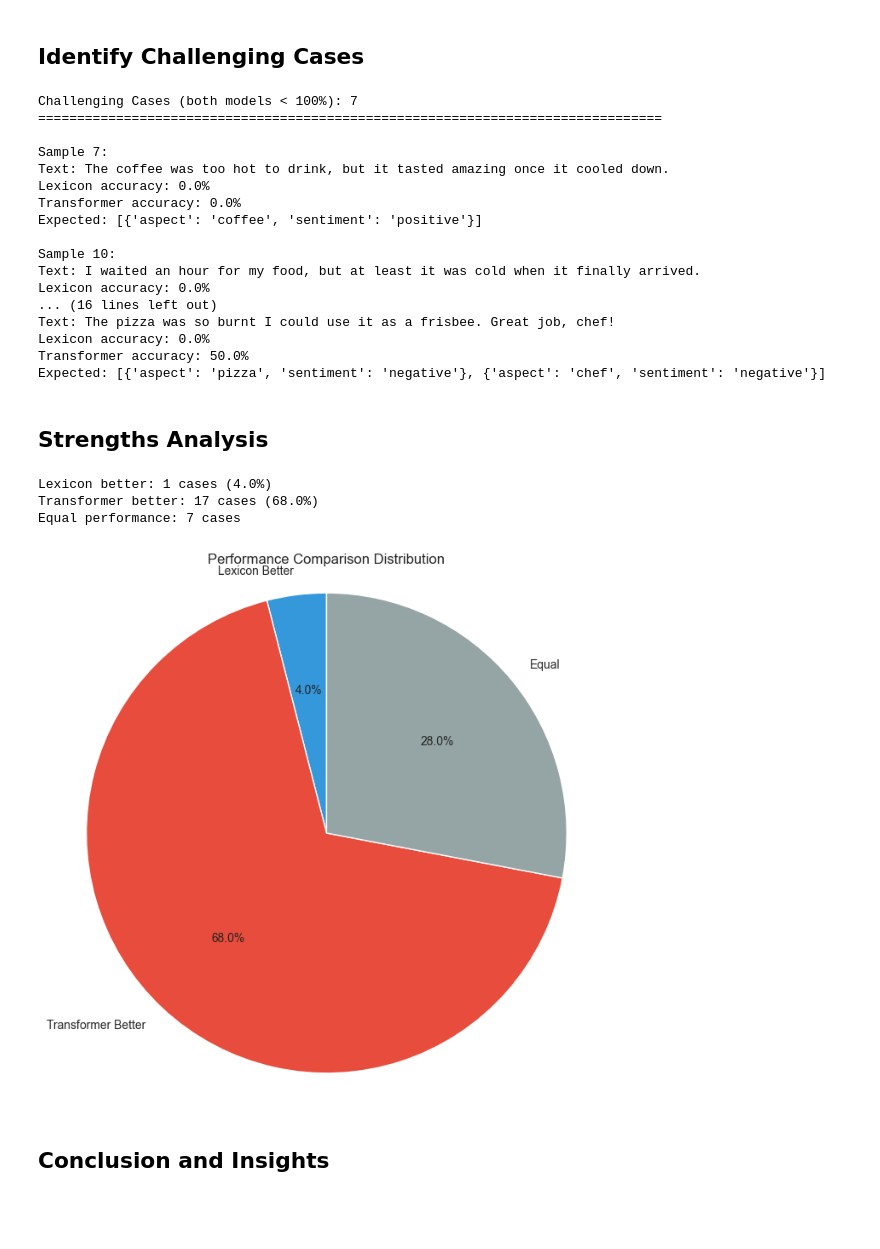
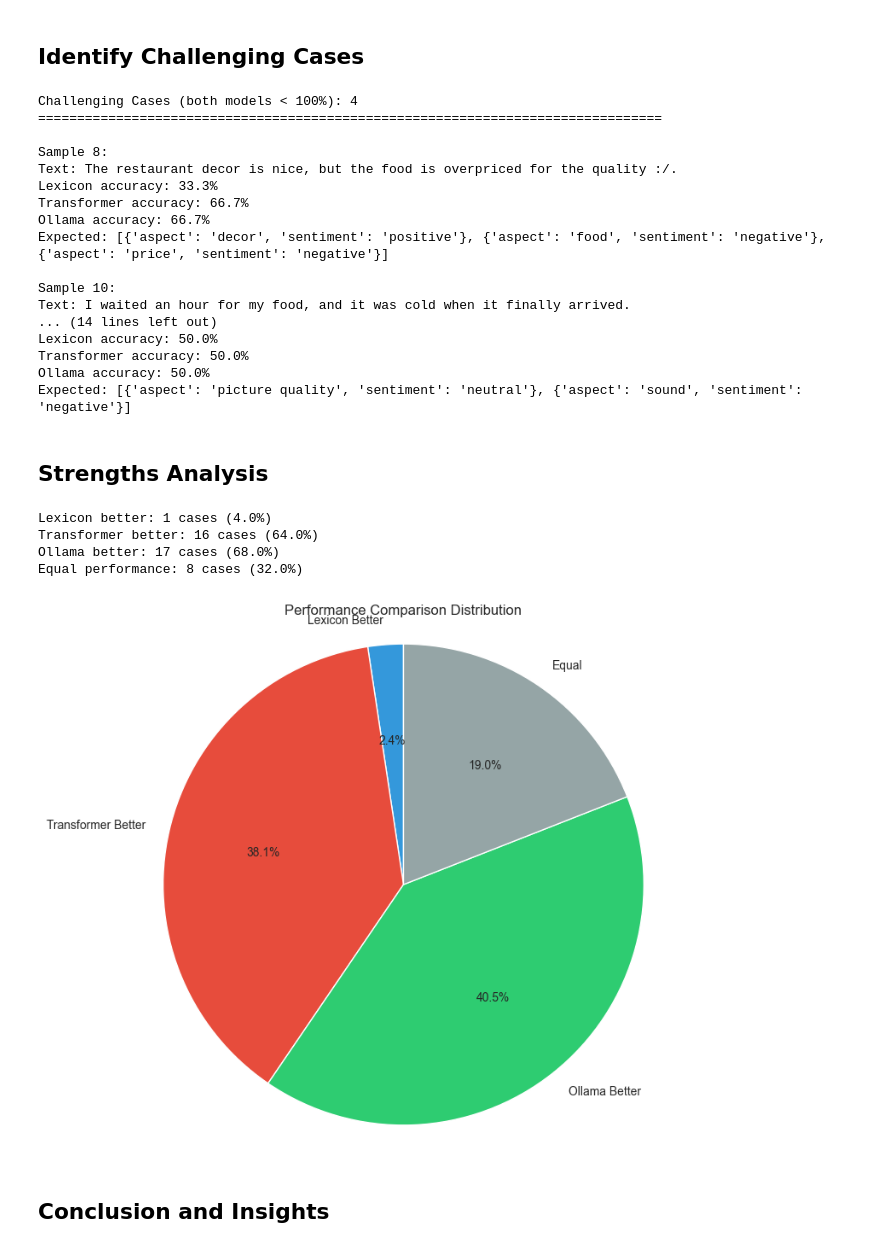
Before and after one commit to AlexandruPrimac/Aspect-Based-Sentiment-Analysis-Project, a Jupyter notebook: notebooks/comparison.ipynb, the cells around one changed output. Saved outputs shown, nothing was run; the diff lists cells and outputs as text; code cells hidden in the pictures; blank space fills up the shorter version.

Commit message:
Ollama llm third implementation WIP

```diff
--- a/notebooks/comparison.ipynb
+++ b/notebooks/comparison.ipynb
@@ -78,6 +82,14 @@ transformer_results = transformer_analyzer.analyze(text, aspects=expected_aspect
 for r in transformer_results:
     print(f"  {r.aspect:15} → {r.sentiment:10} (confidence: {r.confidence:.3f})")
 
+# --- Ollama-Based ---
+print("\n" + "=" * 60)
+print("Ollama-BASED RESULTS:")
+print("=" * 60)
+ollama_results = ollama_llm_analyzer.analyze(text)
+for r in ollama_results:
+    print(f"  {r.aspect:15} → {r.sentiment:10} (confidence: {r.confidence:.3f})")
+
 # --- Expected ---
 print("\n" + "=" * 60)
 print("EXPECTED RESULTS:")
@@ -125,8 +137,12 @@ def evaluate_results(predictions, expected):
 # Run on all samples
 lexicon_metrics = {'correct_aspects': 0, 'correct_sentiments': 0,
                    'total_expected': 0, 'total_predicted': 0}
+
 transformer_metrics = {'correct_aspects': 0, 'correct_sentiments': 0,
                        'total_expected': 0, 'total_predicted': 0}
+
+ollama_metrics = {'correct_aspects': 0, 'correct_sentiments': 0,
+                  'total_expected': 0, 'total_predicted': 0}
 
 results_list = []
 
@@ -137,17 +153,20 @@ for i, test_case in enumerate(test_data):
 
     # Get predictions
     lex_results = lexicon_analyzer.analyze(text)
-    trans_results = transformer_analyzer.analyze(text, expected_aspects)
+    trans_results = transformer_analyzer.analyze(text)
+    ollama_results = ollama_llm_analyzer.analyze(text)
 
     # Evaluate
     lex_eval = evaluate_results(lex_results, expected)
     trans_eval = evaluate_results(trans_results, expected)
+    ollama_eval = evaluate_results(ollama_results, expected)
 
     # Store results
     results_list.append({
         'text': text,
         'lexicon_correct': lex_eval['correct_sentiments'],
         'transformer_correct': trans_eval['correct_sentiments'],
+        'ollama_correct': ollama_eval['correct_sentiments'],
         'total_aspects': len(expected)
     })
 
@@ -155,6 +174,7 @@ for i, test_case in enumerate(test_data):
     for key in ['correct_aspects', 'correct_sentiments', 'total_expected', 'total_predicted']:
         lexicon_metrics[key] += lex_eval[key]
         transformer_metrics[key] += trans_eval[key]
+        ollama_metrics[key] += ollama_eval[key]
 
     if (i + 1) % 5 == 0:
         print(f"Processed {i + 1}/{len(test_data)} samples...")
@@ -246,6 +274,7 @@ plt.show()
 results_df = pd.DataFrame(results_list)
 results_df['lexicon_accuracy'] = results_df['lexicon_correct'] / results_df['total_aspects'] * 100
 results_df['transformer_accuracy'] = results_df['transformer_correct'] / results_df['total_aspects'] * 100
+results_df['ollama_accuracy'] = results_df['ollama_correct'] / results_df['total_aspects'] * 100
 
 print("\nPER-SAMPLE RESULTS (First 10 samples)")
 print("=" * 80)
@@ -256,6 +285,7 @@ plt.figure(figsize=(14, 6))
 x = range(len(results_df))
 plt.plot(x, results_df['lexicon_accuracy'], label='Lexicon', marker='o', alpha=0.7)
 plt.plot(x, results_df['transformer_accuracy'], label='Transformer', marker='s', alpha=0.7)
+plt.plot(x, results_df['ollama_accuracy'], label='Transformer', marker='s', alpha=0.7)
 plt.xlabel('Sample Index')
 plt.ylabel('Accuracy (%)')
 plt.title('Per-Sample Accuracy Comparison')
@@ -284,7 +314,8 @@ PER-SAMPLE RESULTS (First 10 samples)
 # Find cases where both models struggled
 challenging_cases = results_df[
     (results_df['lexicon_accuracy'] < 100) &
-    (results_df['transformer_accuracy'] < 100)
+    (results_df['transformer_accuracy'] < 100) &
+    (results_df['ollama_accuracy'] < 100)
     ]
 
 print(f"\nChallenging Cases (both models < 100%): {len(challenging_cases)}")
@@ -295,58 +326,69 @@ for idx in challenging_cases.index[:5]:  # Show first 5
     print(f"Text: {test_data[idx]['text']}")
     print(f"Lexicon accuracy: {results_df.loc[idx, 'lexicon_accuracy']:.1f}%")
     print(f"Transformer accuracy: {results_df.loc[idx, 'transformer_accuracy']:.1f}%")
+    print(f"Ollama accuracy: {results_df.loc[idx, 'ollama_accuracy']:.1f}%")
     print(f"Expected: {test_data[idx]['expected']}")
 # %% [output]
-Challenging Cases (both models < 100%): 7
+Challenging Cases (both models < 100%): 4
 ================================================================================
 
-Sample 7:
-Text: The coffee was too hot to drink, but it tasted amazing once it cooled down.
-Lexicon accuracy: 0.0%
-Transformer accuracy: 0.0%
-Expected: [{'aspect': 'coffee', 'sentiment': 'positive'}]
+Sample 8:
+Text: The restaurant decor is nice, but the food is overpriced for the quality :/.
+Lexicon accuracy: 33.3%
+Transformer accuracy: 66.7%
+Ollama accuracy: 66.7%
+Expected: [{'aspect': 'decor', 'sentiment': 'positive'}, {'aspect': 'food', 'sentiment': 'negative'}, {'aspect': 'price', 'sentiment': 'negative'}]
 
 Sample 10:
-Text: I waited an hour for my food, but at least it was cold when it finally arrived.
-Lexicon accuracy: 0.0%
-... (16 lines left out)
-Text: The pizza was so burnt I could use it as a frisbee. Great job, chef!
-Lexicon accuracy: 0.0%
+Text: I waited an hour for my food, and it was cold when it finally arrived.
+... (14 lines left out)
+Lexicon accuracy: 50.0%
 Transformer accuracy: 50.0%
-Expected: [{'aspect': 'pizza', 'sentiment': 'negative'}, {'aspect': 'chef', 'sentiment': 'negative'}]
+Ollama accuracy: 50.0%
+Expected: [{'aspect': 'picture quality', 'sentiment': 'neutral'}, {'aspect': 'sound', 'sentiment': 'negative'}]
 # %% [markdown]
 ## Strengths Analysis
 # %%
 # Cases where lexicon outperforms
 lexicon_better = results_df[
     results_df['lexicon_accuracy'] > results_df['transformer_accuracy']
-    ]
+]
 
 # Cases where transformer outperforms
 transformer_better = results_df[
     results_df['transformer_accuracy'] > results_df['lexicon_accuracy']
-    ]
+]
+
+# Cases where ollama outperforms
+ollama_better = results_df[
+    (results_df['ollama_accuracy'] > results_df['lexicon_accuracy']) |
+    (results_df['ollama_accuracy'] > results_df['transformer_accuracy'])
+]
+
+# Calculate equal performance (neither is better)
+equal_performance = len(results_df) - len(lexicon_better) - len(transformer_better)
 
 print(f"Lexicon better: {len(lexicon_better)} cases ({len(lexicon_better) / len(results_df) * 100:.1f}%)")
 print(f"Transformer better: {len(transformer_better)} cases ({len(transformer_better) / len(results_df) * 100:.1f}%)")
-print(f"Equal performance: {len(results_df) - len(lexicon_better) - len(transformer_better)} cases")
+print(f"Ollama better: {len(ollama_better)} cases ({len(ollama_better) / len(results_df) * 100:.1f}%)")
+print(f"Equal performance: {equal_performance} cases ({equal_performance / len(results_df) * 100:.1f}%)")
 
 # Visualize
-labels = ['Lexicon Better', 'Transformer Better', 'Equal']
-sizes = [len(lexicon_better), len(transformer_better),
-         len(results_df) - len(lexicon_better) - len(transformer_better)]
-colors = ['#3498db', '#e74c3c', '#95a5a6']
+labels = ['Lexicon Better', 'Transformer Better', 'Ollama Better', 'Equal']
+sizes = [len(lexicon_better), len(transformer_better), len(ollama_better), equal_performance]
+colors = ['#3498db', '#e74c3c', '#2ecc71', '#95a5a6']  # Added 4th color for Ollama
 
 plt.figure(figsize=(8, 8))
 plt.pie(sizes, labels=labels, colors=colors, autopct='%1.1f%%', startangle=90)
 plt.title('Performance Comparison Distribution')
 plt.axis('equal')
 plt.show()
 # %% [output]
 Lexicon better: 1 cases (4.0%)
-Transformer better: 17 cases (68.0%)
-Equal performance: 7 cases
+Transformer better: 16 cases (64.0%)
+Ollama better: 17 cases (68.0%)
+Equal performance: 8 cases (32.0%)
-[figure, old version]
+[figure, new version]
 # %% [markdown]
 ## Conclusion and Insights
 # %%
```
Also changed, not shown: parts of 8 cells of this notebook, 3 other files.
